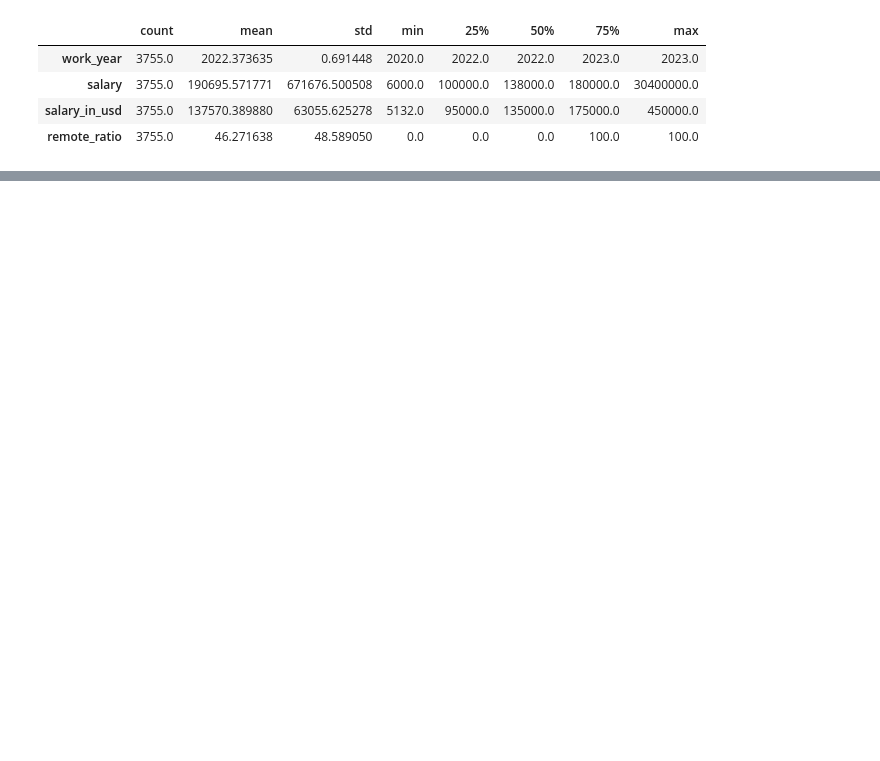
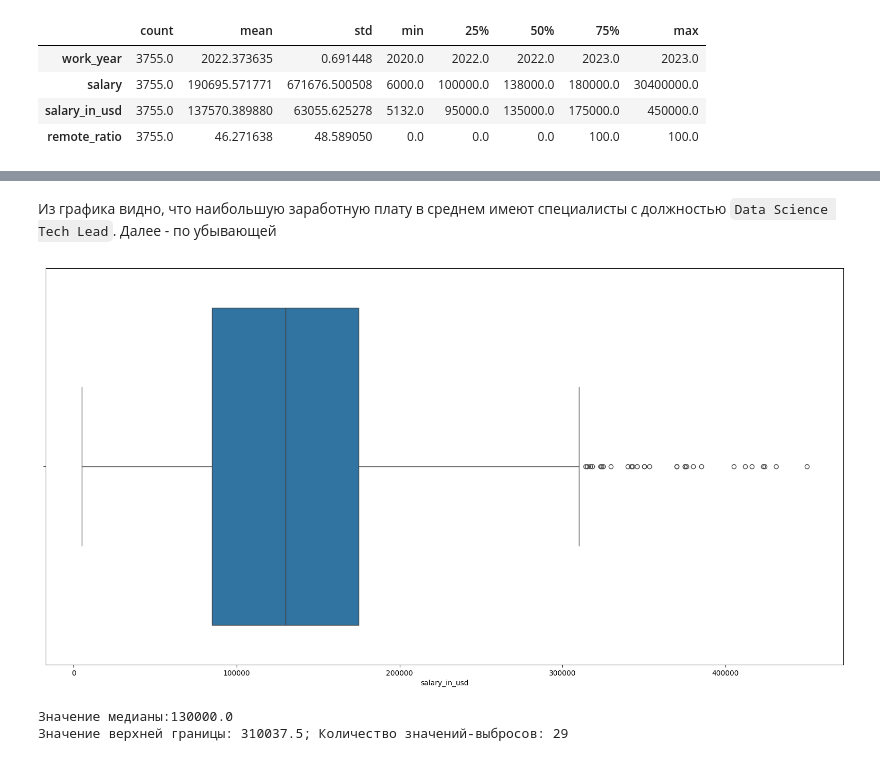
Before and after one commit to selvnv/subtasks, a Jupyter notebook: exploreDataScienceSalaries/exploreDataset.ipynb, the cells around one changed output, grey strips where cells are left out. Cells and saved outputs as stored; diff of their text form; code cells hidden in the pictures; blank space fills up the shorter version.

Commit message:
implement some tasks in exploreDataScienceSalaries

```diff
--- a/exploreDataScienceSalaries/exploreDataset.ipynb
+++ b/exploreDataScienceSalaries/exploreDataset.ipynb
@@ -40,0 +135,27 @@ df.describe().T
+# %% [markdown]
+Из графика видно, что наибольшую заработную плату в среднем имеют специалисты с должностью `Data Science Tech Lead`. Далее - по убывающей
+# %%
+# Для проверки наличия выбросов в заработной плате строится график "ящик с усами"
+plt.figure(figsize=(20,10))
+box_plot = sns.boxplot(df['salary_in_usd'], orient='h')
+plt.show()
+
+# Вывод значения медианы в консоль
+print('Значение медианы:' + str(df['salary_in_usd'].median()))
+
+# Вычисление первого квартиля
+q1 = df['salary_in_usd'].quantile(0.25)
+# Вычисление третьего квартиля
+q3 = df['salary_in_usd'].quantile(0.75)
+# Вычисление межквартильного размаха
+iqr = q3 - q1
+# Вычисление верхней границы
+upper_bound = q3 + 1.5 * iqr
+
+outrange_data = df[(df['salary_in_usd'] >= upper_bound)]
+outrange_values = len(outrange_data.axes[0])
+print(f'Значение верхней границы: {upper_bound}; Количество значений-выбросов: {outrange_values}')
+# %% [output]
+[figure, added]
+Значение медианы:130000.0
+Значение верхней границы: 310037.5; Количество значений-выбросов: 29
```
Also changed, not shown: parts of 22 cells of this notebook, 1 other file.
